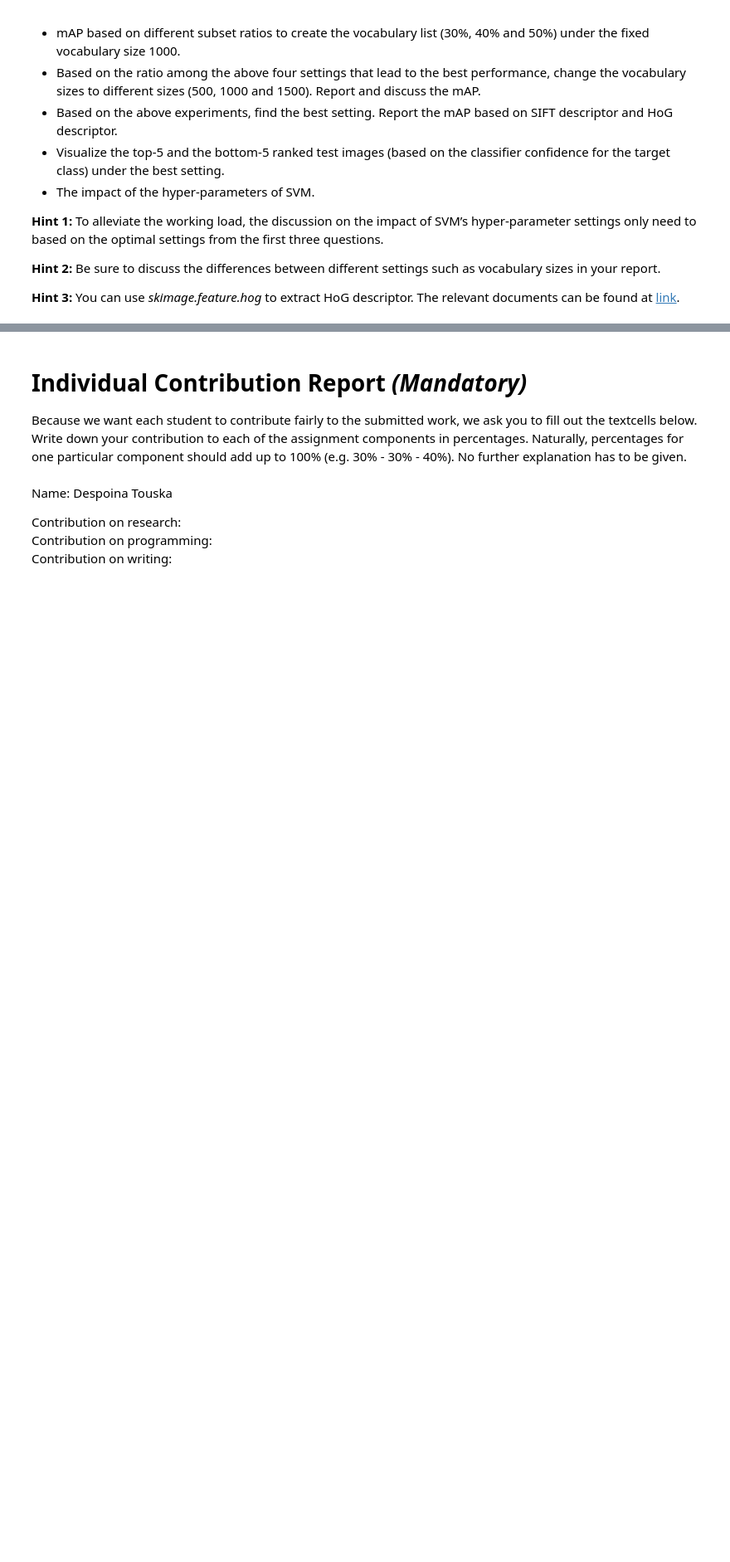
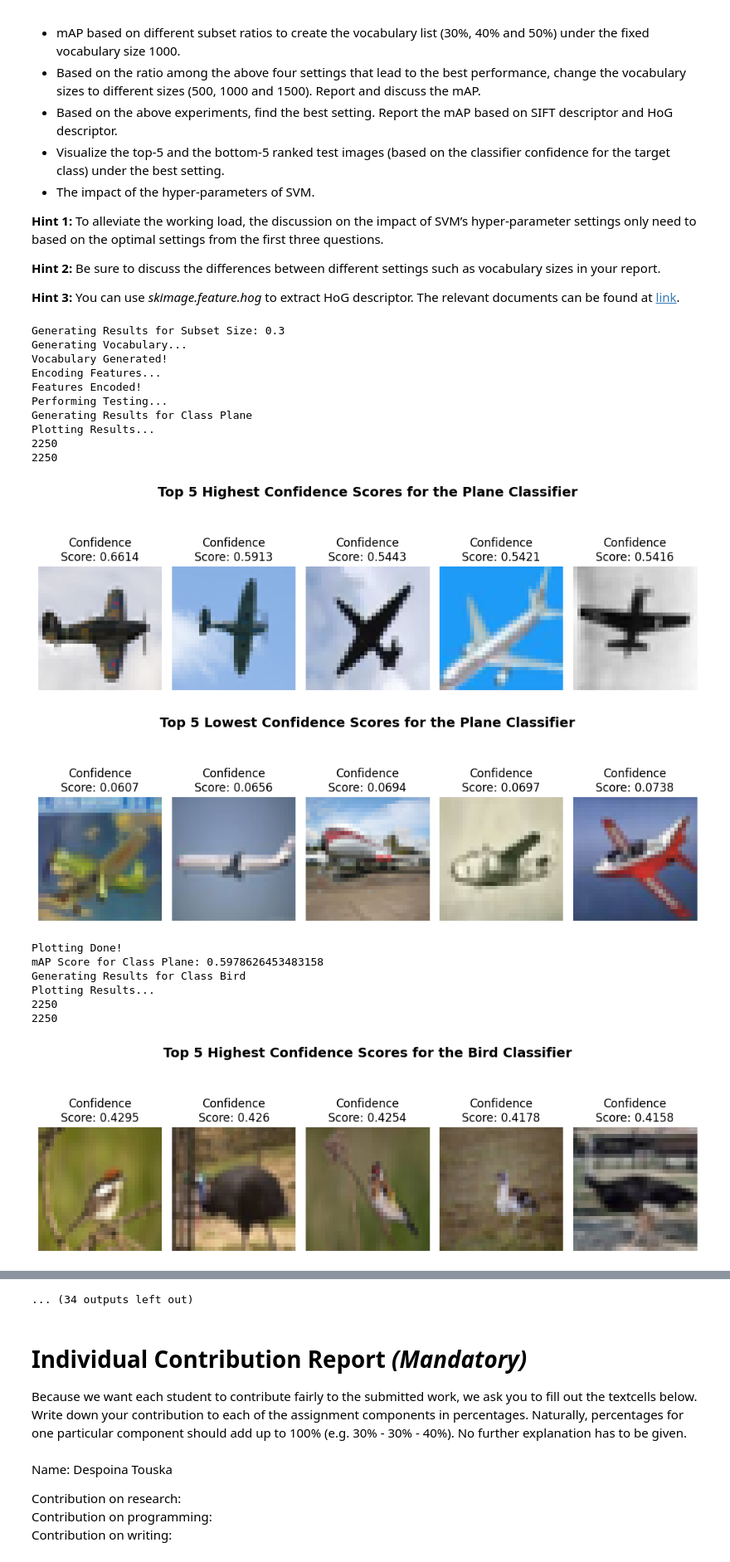
Before and after one commit to ekinfergan/ComputerVision1-UvA, a Jupyter notebook: Lab5/CV1 Final Lab 1.ipynb, the cells around one changed output, grey strips where cells are left out. Shown at 83% size. Drawn from its saved outputs; the diff is of its cells as text; code cells hidden in the pictures; blank space fills up the shorter version.

```diff
--- a/Lab5/CV1 Final Lab 1.ipynb
+++ b/Lab5/CV1 Final Lab 1.ipynb
@@ -312,0 +300,14 @@ vocab_visualizer(dataset_50, vocab_50, percentage=50)
+# %%
+######################
+
+# Data Loading for Vocabulary Visualization
+dataset_30 = desc_merger(descriptors, 0.3, training_label)
+vocab_30   = vocab_maker(dataset_30, vocabulary_size)
+
+dataset_40 = desc_merger(descriptors, 0.4, training_label)
+vocab_40   = vocab_maker(dataset_40, vocabulary_size)
+
+dataset_50 = desc_merger(descriptors, 0.5, training_label)
+vocab_50   = vocab_maker(dataset_50, vocabulary_size)
+
+######################
@@ -532,3 +534,14 @@ for label in range(5):
+# %%
+################################
+
+sample_50, indexes_50 = get_samples(encoded_features, subset_ratio, training_label, vocabulary_size)
+results_50            = {}
+for label in range(num_classes):
+
+    SVM = svm_classifier(sample_50, indexes_50, target=label)
+    results_50[label] = predictor(sample_50, indexes_50, SVM, target=label) # Classification
+
+################################
 # %% [markdown]
 ## **2.6 Evaluation**
 
@@ -563,0 +680,38 @@ You can use *skimage.feature.hog* to extract HoG descriptor. The relevant docume
+# %%
+################################
+
+# Cell Containing Results for Subset Sweeping
+# 1) Different Subset Sizes
+for thresh in [0.3, 0.4, 0.5]:
+
+    print("Generating Results for Subset Size:", thresh)
+    results = pipeline(images=training_data,
+                       descriptors=descriptors,
+                       threshold=thresh,
+                       training_label=training_label,
+                       class_names=class_names,
+                       num_classes=num_classes,
+                       vocab_size=vocabulary_size,
+                       plot='on')
+
+################################
+# %% [output]
+Generating Results for Subset Size: 0.3
+Generating Vocabulary...
+Vocabulary Generated!
+Encoding Features...
+Features Encoded!
+Performing Testing...
+Generating Results for Class Plane
+Plotting Results...
+2250
+2250
+[figure, added]
+[figure, added]
+Plotting Done!
+mAP Score for Class Plane: 0.5978626453483158
+Generating Results for Class Bird
+Plotting Results...
+2250
+2250
+[figure, added]
@@ -564,3 +735,4 @@ You can use *skimage.feature.hog* to extract HoG descriptor. The relevant docume
+... (34 outputs left out)
 # %% [markdown]
  # Individual Contribution Report *(Mandatory)*
 
```
Also changed, not shown: parts of 16 cells of this notebook.
